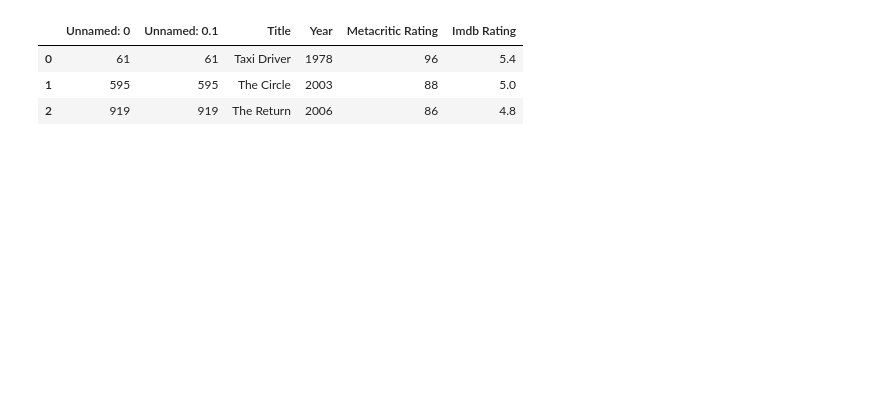
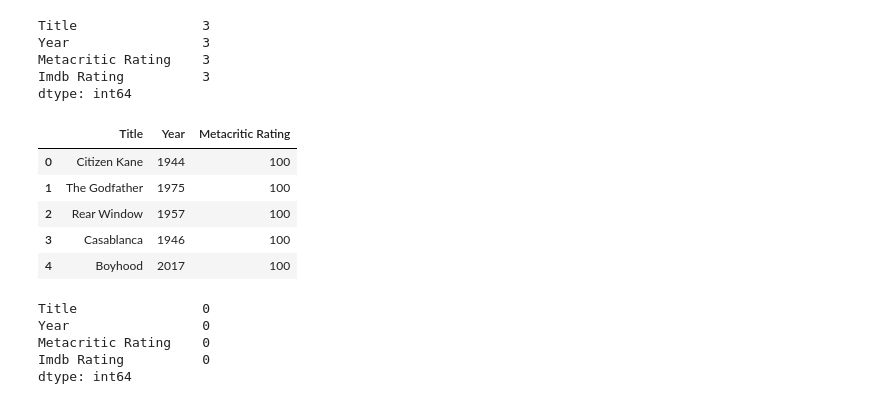
Before and after one commit to cgilbert05/ETL-Project, a Jupyter notebook: Untitled.ipynb, the cells around one changed output. Saved outputs shown, nothing was run; the diff lists cells and outputs as text; code cells hidden in the pictures; blank space fills up the shorter version.

```diff
--- a/Untitled.ipynb
+++ b/Untitled.ipynb
@@ -52,9 +53,22 @@ data_2plus.head()
 # %%
 combined_2plus = pd.merge(data_2plus,imdb_db,how='inner',on = ('Title','Year'))
 # %%
-combined_2plus
+combined_2plus.count()
 # %% [output]
-|  | Unnamed: 0 | Unnamed: 0.1 | Title | Year | Metacritic Rating | Imdb Rating |
-| 0 | 61 | 61 | Taxi Driver | 1978 | 96 | 5.4 |
-| 1 | 595 | 595 | The Circle | 2003 | 88 | 5.0 |
-| 2 | 919 | 919 | The Return | 2006 | 86 | 4.8 |
+Title                3
+Year                 3
+Metacritic Rating    3
+Imdb Rating          3
+dtype: int64
+# %%
+data_3plus = data.loc[data['Year'] != 'TBA']
+data_3plus['Year'] = data_3plus['Year'].astype(int)
+data_3plus['Year'] = data_3plus['Year'] + 3
+data_3plus.head()
+# %% [output]
+|  | Title | Year | Metacritic Rating |
+| 0 | Citizen Kane | 1944 | 100 |
+| 1 | The Godfather | 1975 | 100 |
+| 2 | Rear Window | 1957 | 100 |
+| 3 | Casablanca | 1946 | 100 |
+| 4 | Boyhood | 2017 | 100 |
@@ -60,0 +77,8 @@ combined_2plus
+# %%
+combined_3plus.count()
+# %% [output]
+Title                0
+Year                 0
+Metacritic Rating    0
+Imdb Rating          0
+dtype: int64
```
Also changed, not shown: parts of 25 cells of this notebook, 3 other files.
